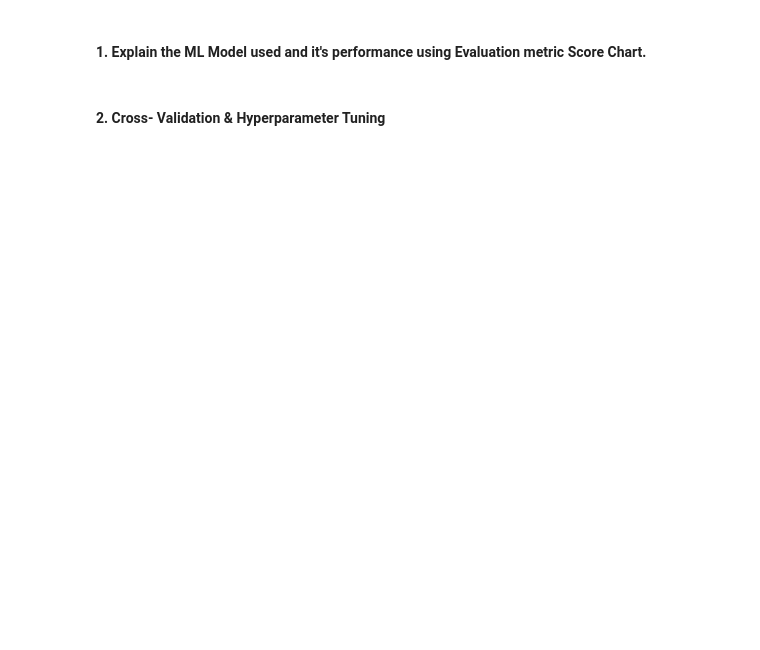
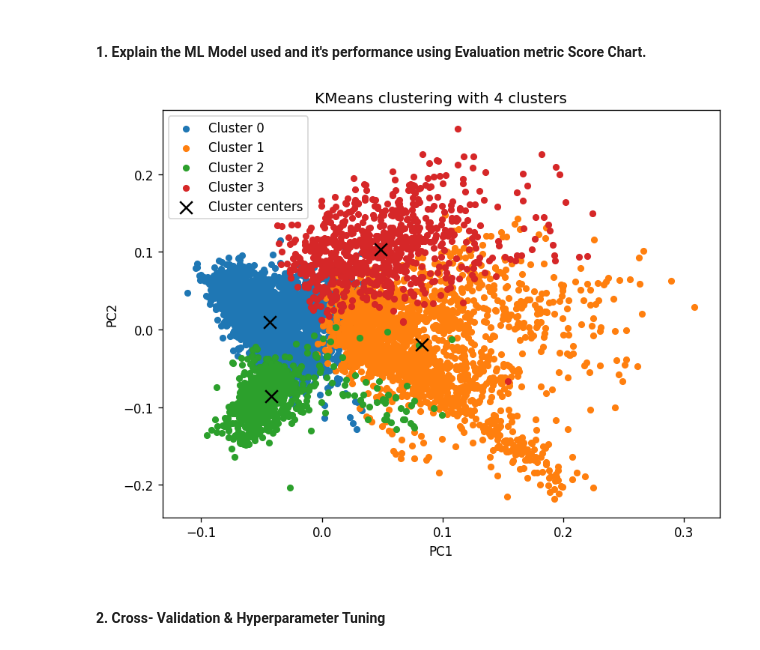
Before and after one commit to Shraddha6999/NETFLIX_MOVIES_AND_TV_SHOWS_CLUSTERING, a Jupyter notebook: NETFLIX_MOVIES_AND_TV_SHOWS_CLUSTERING.ipynb, the cells around one changed output. Cells and saved outputs as stored; diff of their text form; code cells hidden in the pictures; blank space fills up the shorter version.

```diff
--- a/NETFLIX_MOVIES_AND_TV_SHOWS_CLUSTERING.ipynb
+++ b/NETFLIX_MOVIES_AND_TV_SHOWS_CLUSTERING.ipynb
@@ -1324,0 +1419,8 @@ df['cluster'] = kmeans.predict(x)
+# %%
+# ML Model - 1 Implementation
+# Initialize the KMeans model with the chosen number of clusters
+kmeans_model = KMeans(n_clusters=4, random_state=42)
+kmeans_model.fit(x)               # Fit the Algorithm
+y_kmeans = kmeans_model.predict(x)# Predict on the model
+labels = kmeans_model.labels_     # Get the cluster labels for each point in the data
+unique_labels = np.unique(labels) # Get the unique cluster labels
@@ -1325,9 +1430,2 @@ df['cluster'] = kmeans.predict(x)
 # %% [markdown]
 #### 1. Explain the ML Model used and it's performance using Evaluation metric Score Chart.
-# %%
-# Visualizing evaluation Metric Score chart
-#plotting the results:
-for i in unique_labels:
-    plt.scatter(x[label == i , 0] , x[label == i , 1] , label = i)
-plt.legend()
-plt.show()
@@ -1334,3 +1434,16 @@ plt.show()
+# %%
+# Create a scatter plot of the data colored by cluster label
+plt.figure(figsize=(8, 6), dpi=120)
+for i in unique_labels:
+    plt.scatter(x[labels == i, 0], x[labels == i, 1], s=20, label='Cluster {}'.format(i))
+plt.scatter(kmeans_model.cluster_centers_[:, 0], kmeans_model.cluster_centers_[:, 1], s=100, marker='x', c='black', label='Cluster centers')
+plt.title('KMeans clustering with {} clusters'.format(len(unique_labels)))
+plt.xlabel('PC1')
+plt.ylabel('PC2')
+plt.legend()
+plt.show()
+# %% [output]
+[figure, added]
 # %% [markdown]
 #### 2. Cross- Validation & Hyperparameter Tuning
 # %%
```
Also changed, not shown: parts of 30 cells of this notebook.
